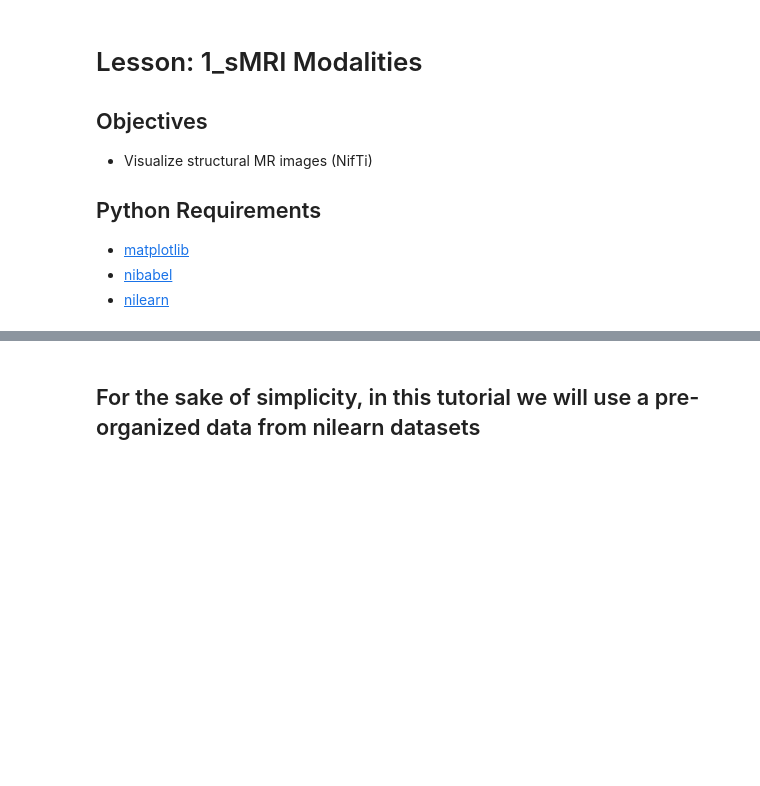
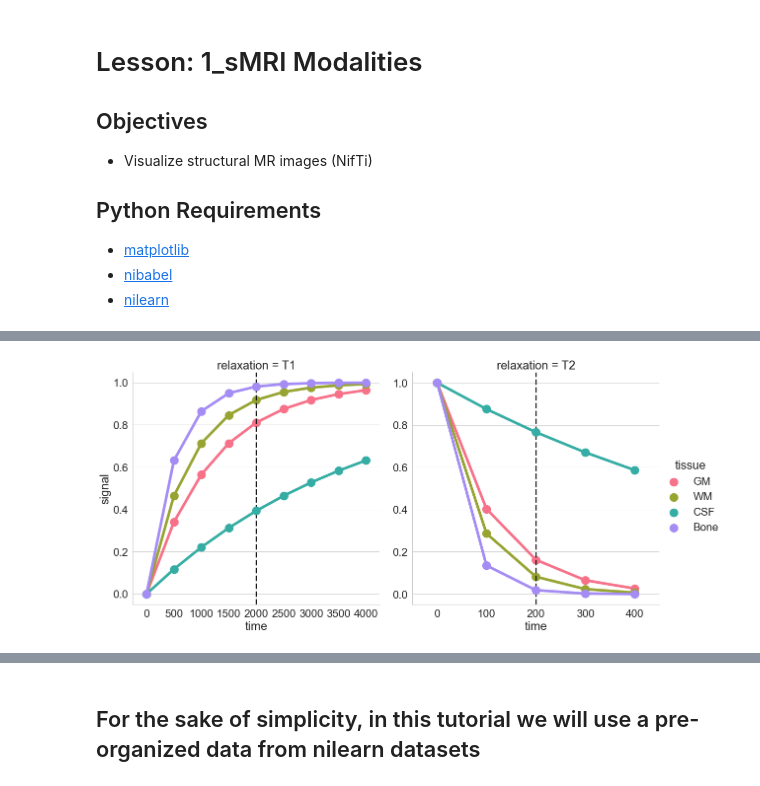
Before and after one commit to fishtree-attempt/SDC-BIDS-sMRI, a Jupyter notebook: code/1_sMRI_modalities.ipynb, the cells around one changed output, grey strips where cells are left out. Cells and saved outputs as stored; diff of their text form; code cells hidden in the pictures; blank space fills up the shorter version.

```diff
--- a/code/1_sMRI_modalities.ipynb
+++ b/code/1_sMRI_modalities.ipynb
@@ -10,0 +16,14 @@
+# %%
+import numpy as np
+import pandas as pd
+import matplotlib.pyplot as plt
+import matplotlib as mpl
+import seaborn as sns
+
+def get_Mz(T1, t, M_eq=1):
+    Mz = M_eq * (1 - np.exp(-t/T1))
+    return Mz
+
+def get_Mxy(T2, t, Mxy_0=1):
+    Mxy = Mxy_0 * np.exp(-t/T2)
+    return Mxy
@@ -11,3 +71,19 @@
+# %%
+plot_df = relax_df.copy()
+T1_TE = 4
+T2_TE = 2
+
+sns.set(font_scale = 2)
+mpl.rcParams['lines.linewidth'] = 3
+palette = sns.color_palette("husl", 4)
+with sns.axes_style("whitegrid"):
+    g = sns.catplot(y='signal',x='time', hue='tissue', col='relaxation', kind='point', data=plot_df, palette=palette, height=8, aspect=1, sharey=False, sharex=False)
+
+    ax1, ax2 = g.axes[0]
+    ax1.axvline(x=T1_TE, label='Echo Time', c='k', linestyle='--')
+    ax2.axvline(x=T2_TE, label='Echo Time', c='k', linestyle='--')
+# %% [output]
+[figure, added]
 # %% [markdown]
 ## For neuroimaging studies, a good practice is to use Brain Imaging Data Structure (BIDS) to organize imaging dataset
 - See this [paper](https://www.nature.com/articles/sdata201644) and [starter-kit](https://github.com/bids-standard/bids-starter-kit/wiki) for more details
```
Also changed, not shown: parts of 3 cells of this notebook, 6 other files.
